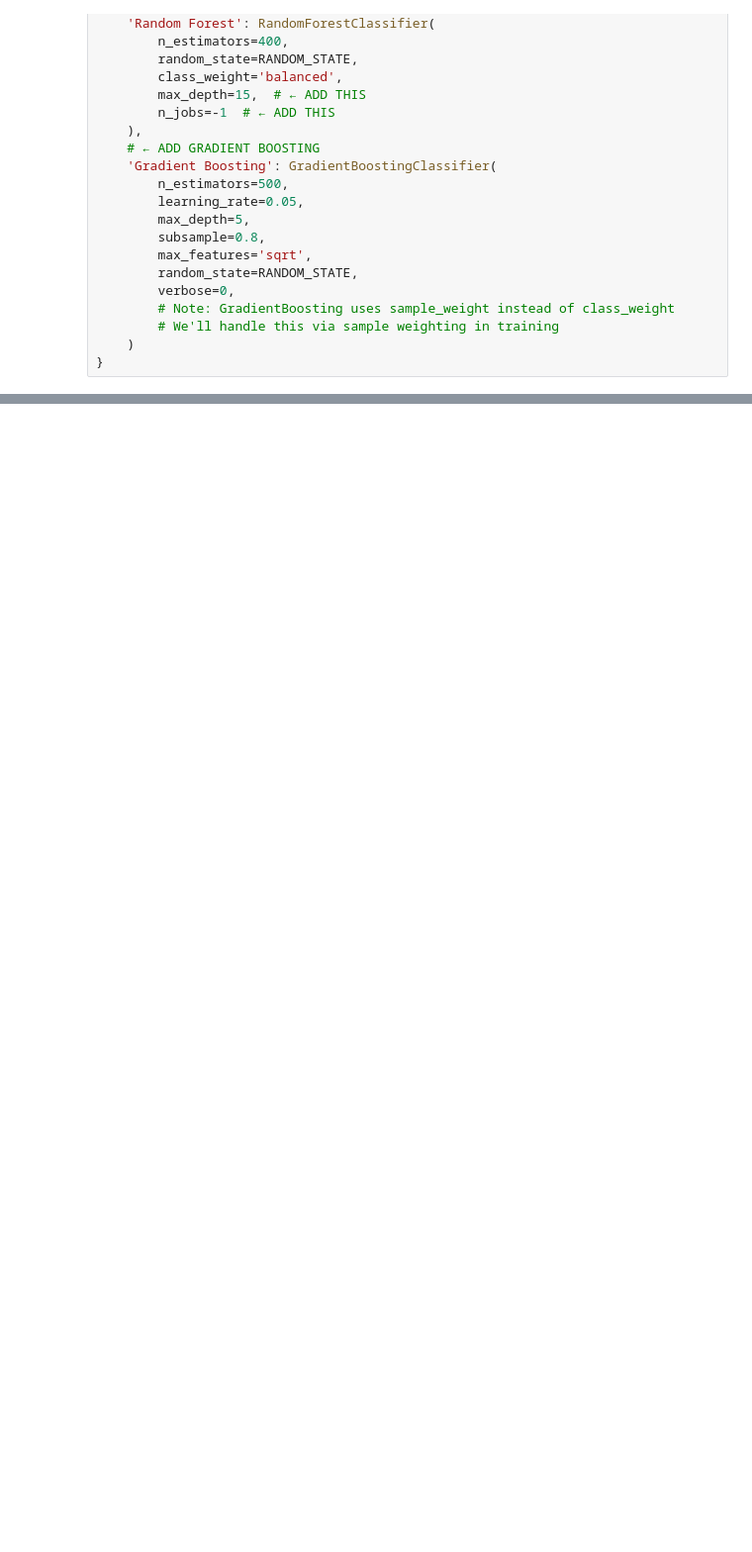
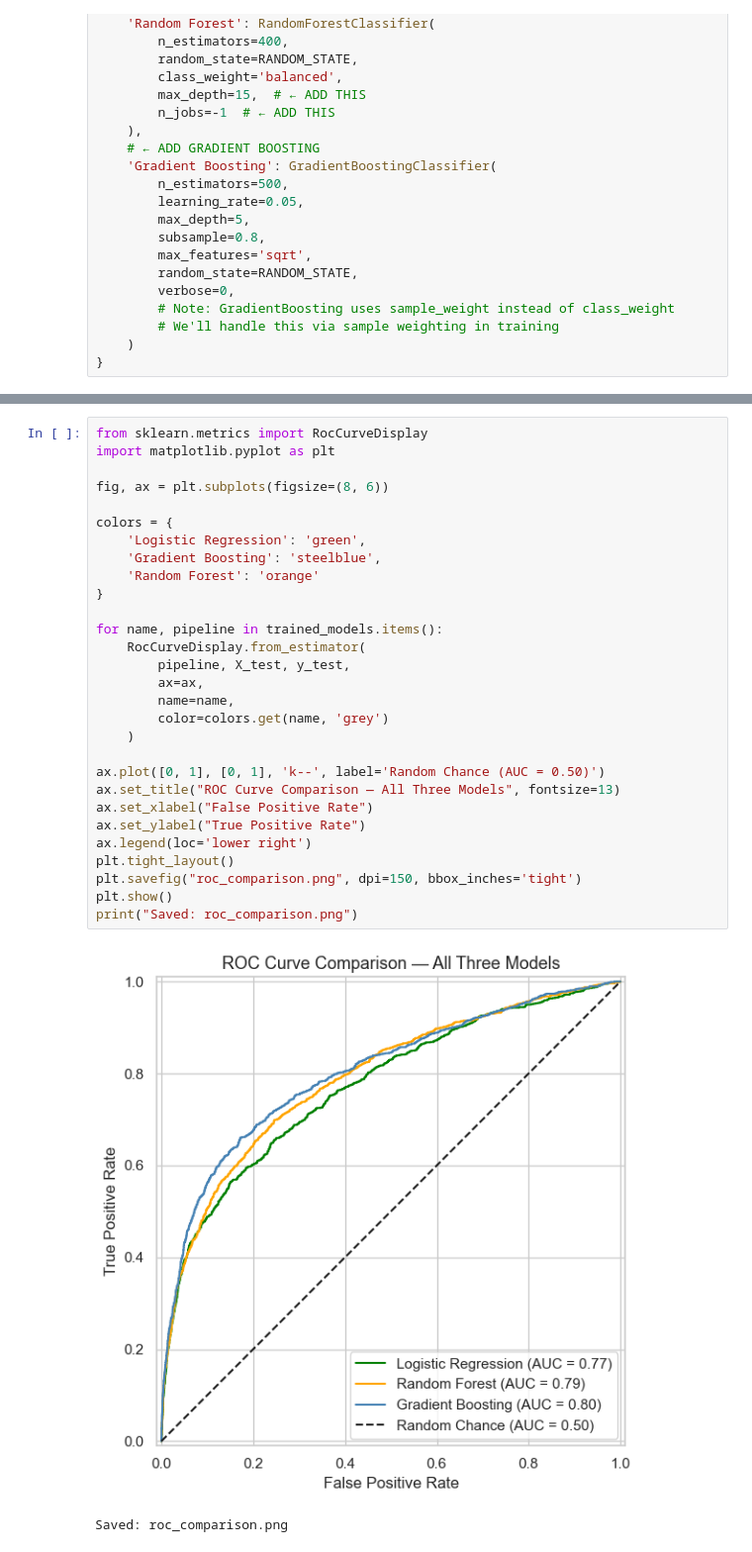
Before and after one commit to ShashankGoutam/AI-Based-Lead-Scoring-Analytics-System, a Jupyter notebook: lead_scoring_project/notebook/model_training.ipynb, the cells around one changed output, grey strips where cells are left out. Shown at 99% size. Cells and saved outputs as stored; diff of their text form; blank space fills up the shorter version.

```diff
--- a/lead_scoring_project/notebook/model_training.ipynb
+++ b/lead_scoring_project/notebook/model_training.ipynb
@@ -328,0 +442,32 @@ print('\n✓ Model ready for deployment!')
+# %%
+from sklearn.metrics import RocCurveDisplay
+import matplotlib.pyplot as plt
+
+fig, ax = plt.subplots(figsize=(8, 6))
+
+colors = {
+    'Logistic Regression': 'green',
+    'Gradient Boosting': 'steelblue',
+    'Random Forest': 'orange'
+}
+
+for name, pipeline in trained_models.items():
+    RocCurveDisplay.from_estimator(
+        pipeline, X_test, y_test,
+        ax=ax,
+        name=name,
+        color=colors.get(name, 'grey')
+    )
+
+ax.plot([0, 1], [0, 1], 'k--', label='Random Chance (AUC = 0.50)')
+ax.set_title("ROC Curve Comparison — All Three Models", fontsize=13)
+ax.set_xlabel("False Positive Rate")
+ax.set_ylabel("True Positive Rate")
+ax.legend(loc='lower right')
+plt.tight_layout()
+plt.savefig("roc_comparison.png", dpi=150, bbox_inches='tight')
+plt.show()
+print("Saved: roc_comparison.png")
+# %% [output]
+[figure, added]
+Saved: roc_comparison.png
```
Also changed, not shown: parts of 8 cells of this notebook, 4 other files.
